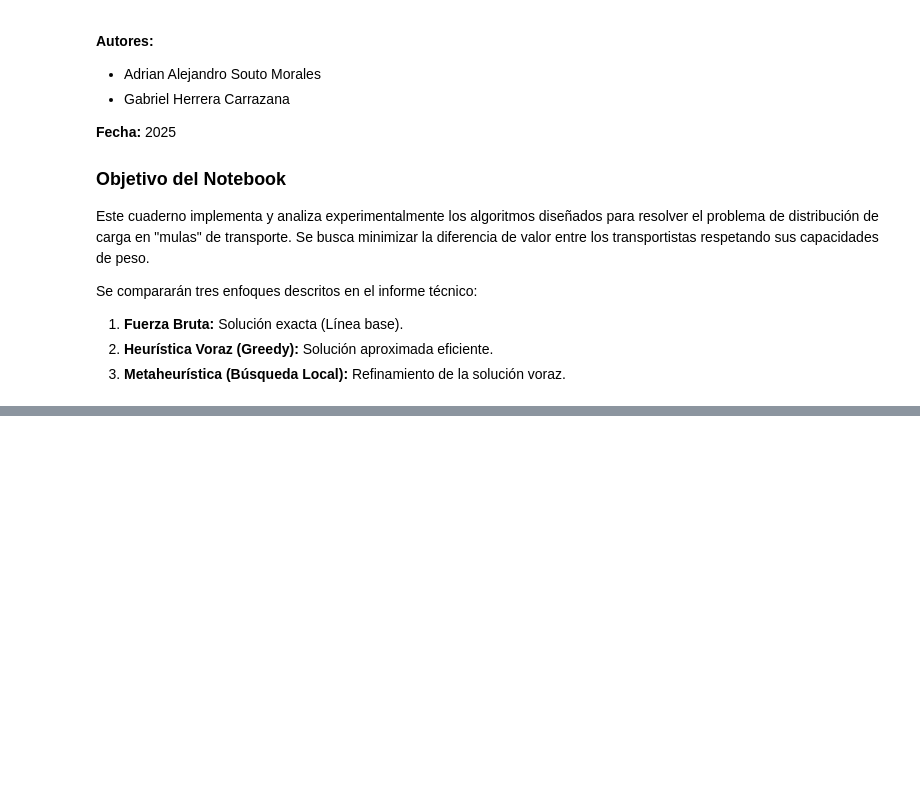
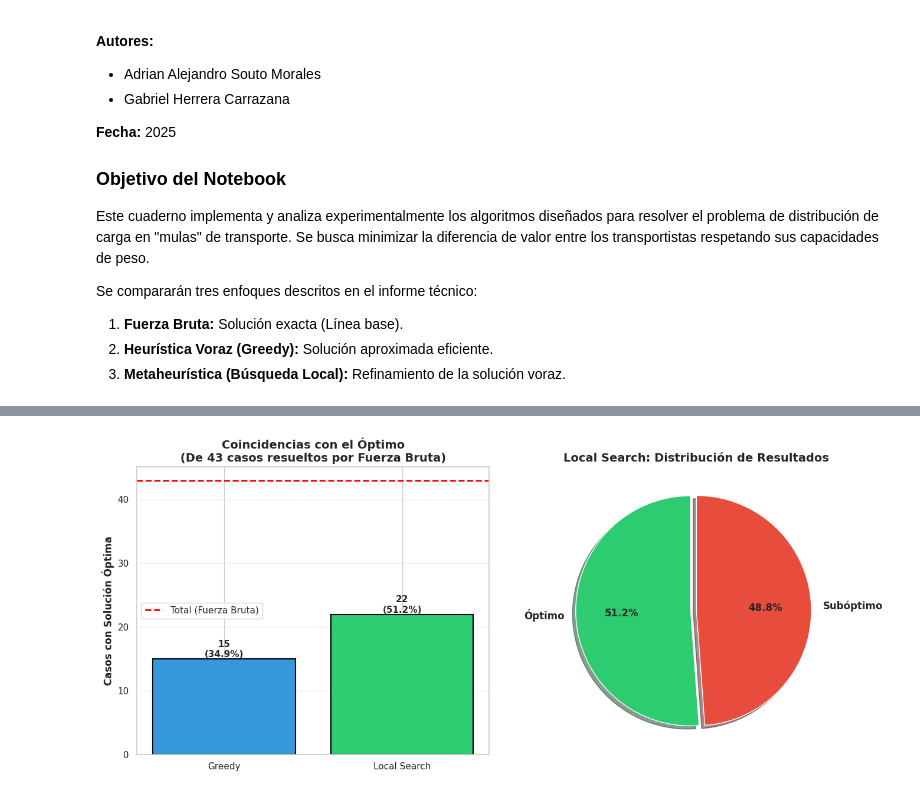
Before and after one commit to Ghavvvo/DAA-Project, a Jupyter notebook: tests.ipynb, the cells around one changed output, grey strips where cells are left out. Cells and saved outputs as stored; diff of their text form; code cells hidden in the pictures; blank space fills up the shorter version.

```diff
--- a/tests.ipynb
+++ b/tests.ipynb
@@ -392,0 +57,4 @@ Se recomienda implementar en producción el algoritmo de **Búsqueda Local**, ya
+# %%
+generador = Generador(seed=123)
+generador.generar_todas()
+instancias  = generador.instancias  # Lista de 112 instancias
@@ -392,0 +63,7 @@ Se recomienda implementar en producción el algoritmo de **Búsqueda Local**, ya
+# %%
+# Función auxiliar para convertir instancia a objetos
+def instancia_a_objetos(instancia):
+    """Convierte una instancia del generador a listas de objetos Articulo y Mula"""
+    articulos = [Articulo(i, peso, valor) for i, (peso, valor) in enumerate(instancia['articulos'])]
+    mulas = [Mula(j, instancia['capacidades'][j]) for j in range(instancia['m'])]
+    return articulos, mulas
@@ -392,0 +220,83 @@ Se recomienda implementar en producción el algoritmo de **Búsqueda Local**, ya
+# %%
+# Filtrar solo los casos donde Fuerza Bruta encontró solución
+df_fb_exitosos = df_calidad[
+    (df_calidad['Algoritmo'] == 'Fuerza_Bruta') &
+    (df_calidad['Encontro_Solucion'] == 'SI')
+]['Instancia_ID'].unique()
+
+print(f"\nInstancias donde Fuerza Bruta encontró solución: {len(df_fb_exitosos)}")
+
+# Analizar coincidencias
+coincidencias = []
+
+for inst_id in df_fb_exitosos:
+    datos_inst = df_calidad[df_calidad['Instancia_ID'] == inst_id]
+
+    balance_optimo = datos_inst[datos_inst['Algoritmo'] == 'Fuerza_Bruta']['Balance_Logrado'].values[0]
+    balance_greedy = datos_inst[datos_inst['Algoritmo'] == 'Greedy']['Balance_Logrado'].values
+    balance_ls = datos_inst[datos_inst['Algoritmo'] == 'Local_Search']['Balance_Logrado'].values
+
+    greedy_igual = len(balance_greedy) > 0 and balance_greedy[0] == balance_optimo
+    ls_igual = len(balance_ls) > 0 and balance_ls[0] == balance_optimo
+
+    coincidencias.append({
+        'Instancia_ID': inst_id,
+        'Greedy_Coincide': greedy_igual,
+        'LocalSearch_Coincide': ls_igual
+    })
+
+df_coincidencias = pd.DataFrame(coincidencias)
+
+# Calcular estadísticas
+total_casos = len(df_fb_exitosos)
+greedy_optimos = df_coincidencias['Greedy_Coincide'].sum()
+ls_optimos = df_coincidencias['LocalSearch_Coincide'].sum()
+
+print(f"\n{'='*60}")
+print(f"ANÁLISIS DE CALIDAD DE SOLUCIONES")
+print(f"{'='*60}")
+print(f"Greedy alcanzó el óptimo: {greedy_optimos}/{total_casos} ({greedy_optimos/total_casos*100:.1f}%)")
+print(f"Local Search alcanzó el óptimo: {ls_optimos}/{total_casos} ({ls_optimos/total_casos*100:.1f}%)")
+
+# Gráfico de barras
+fig, (ax1, ax2) = plt.subplots(1, 2, figsize=(14, 6))
+
+# Gráfico 1: Barras comparativas
+algoritmos = ['Greedy', 'Local Search']
+coincidencias_count = [greedy_optimos, ls_optimos]
+colores = ['#3498db', '#2ecc71']
+
+bars = ax1.bar(algoritmos, coincidencias_count, color=colores, edgecolor='black', linewidth=1.5)
+ax1.axhline(y=total_casos, color='red', linestyle='--', linewidth=2, label='Total (Fuerza Bruta)')
+ax1.set_ylabel('Casos con Solución Óptima', fontsize=12, fontweight='bold')
+ax1.set_title(f'Coincidencias con el Óptimo\n(De {total_casos} casos resueltos por Fuerza Bruta)',
+              fontsize=14, fontweight='bold')
+ax1.legend()
+ax1.grid(axis='y', alpha=0.3)
+
+# Añadir valores en las barras
+for bar, valor in zip(bars, coincidencias_count):
+    altura = bar.get_height()
+    ax1.text(bar.get_x() + bar.get_width()/2., altura,
+             f'{valor}\n({valor/total_casos*100:.1f}%)',
+             ha='center', va='bottom', fontsize=11, fontweight='bold')
+
+# Gráfico 2: Torta (pie chart) para Local Search
+labels = ['Óptimo', 'Subóptimo']
+sizes = [ls_optimos, total_casos - ls_optimos]
+colors_pie = ['#2ecc71', '#e74c3c']
+explode = (0.05, 0)
+
+ax2.pie(sizes, explode=explode, labels=labels, colors=colors_pie, autopct='%1.1f%%',
+        shadow=True, startangle=90, textprops={'fontsize': 12, 'fontweight': 'bold'})
+ax2.set_title('Local Search: Distribución de Resultados', fontsize=14, fontweight='bold')
+
+plt.tight_layout()
+plt.show()
+
+# Mostrar tabla detallada
+print(f"\n{'='*60}")
+print("DETALLE POR INSTANCIA:")
+print(f"{'='*60}")
+print(df_coincidencias.to_string(index=False))
+# %% [output]
@@ -392,0 +310 @@ Se recomienda implementar en producción el algoritmo de **Búsqueda Local**, ya
+[figure, added]
```
Also changed, not shown: parts of 27 cells of this notebook, 7 other files.
